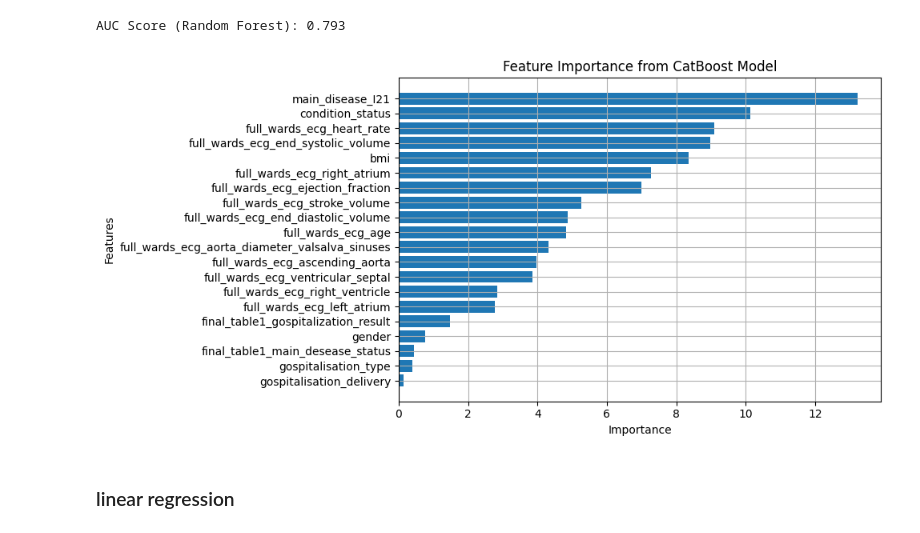
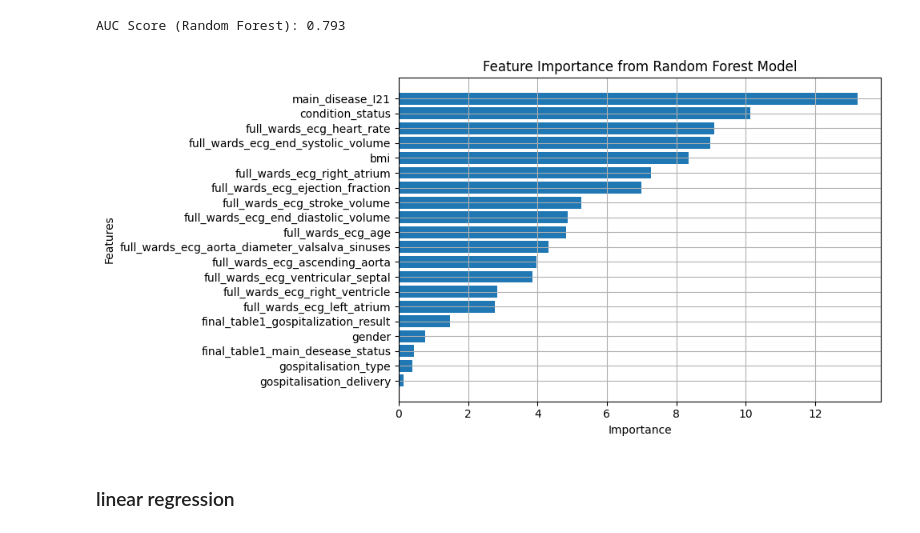
Before and after one commit to KonstantinBurkin/parse-records, a Jupyter notebook: notebooks/8.1_make_models.ipynb, the cells around one changed output. Saved outputs shown, nothing was run; the diff lists cells and outputs as text; code cells hidden in the pictures.

```diff
--- a/notebooks/8.1_make_models.ipynb
+++ b/notebooks/8.1_make_models.ipynb
@@ -315,21 +286,21 @@ AUC Score (Random Forest): 0.793
 # %%
 feature_importance = pd.DataFrame(
     {"feature": X_train.columns, "importance": model.feature_importances_}
 ).sort_values("importance", ascending=True)
 
 plt.figure(figsize=(10, 5))
 plt.barh(
     feature_importance["feature"],
     feature_importance["importance"],
 )
 plt.xlabel("Importance")
 plt.ylabel("Features")
-plt.title("Feature Importance from CatBoost Model")
+plt.title("Feature Importance from Random Forest Model")
 plt.tight_layout()
 plt.grid()
 plt.show()
 # %% [output]
-[figure, old version]
+[figure, new version]
 # %% [markdown]
 ### linear regression
 # %%
```
Also changed, not shown: parts of 34 cells of this notebook.
